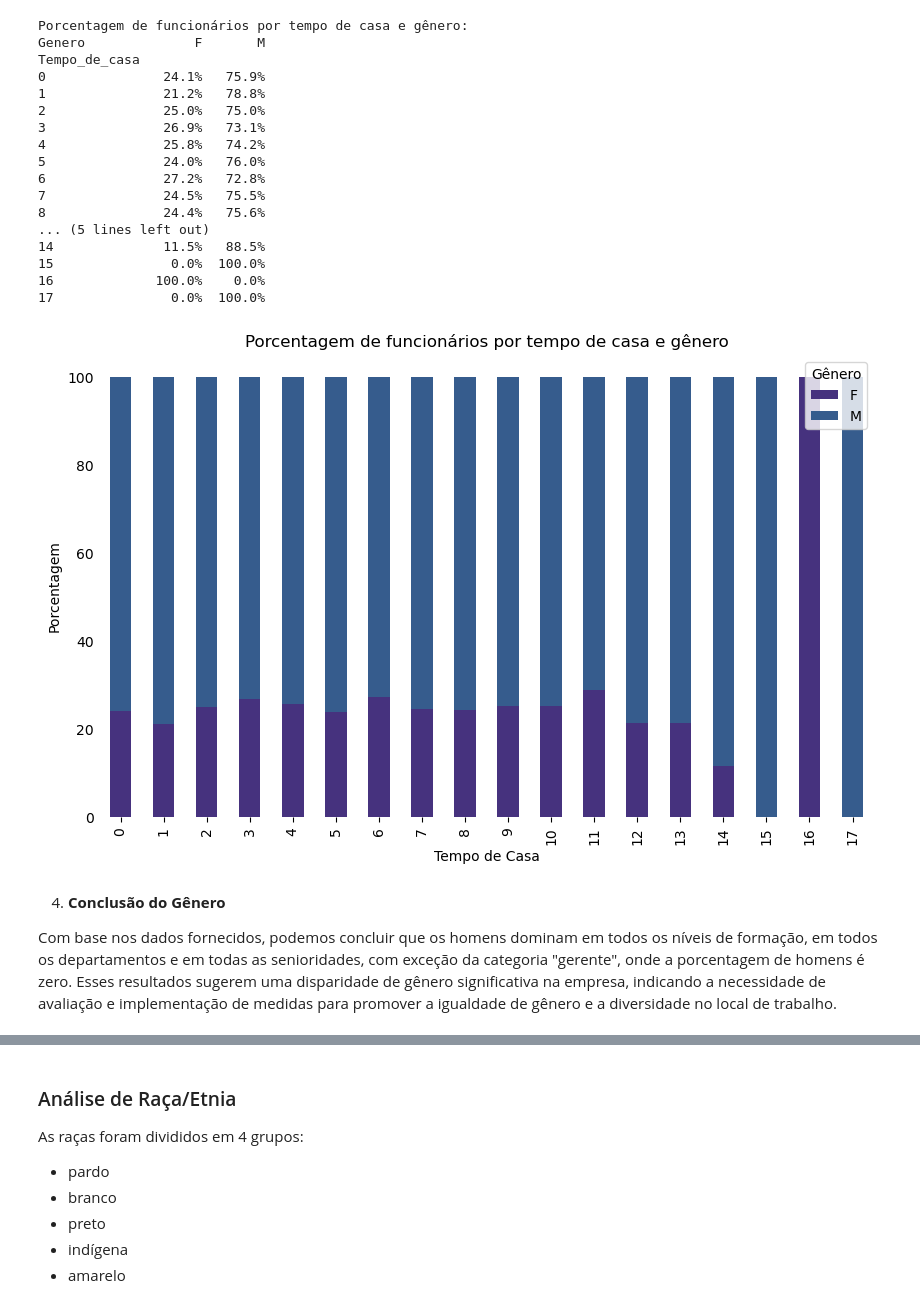
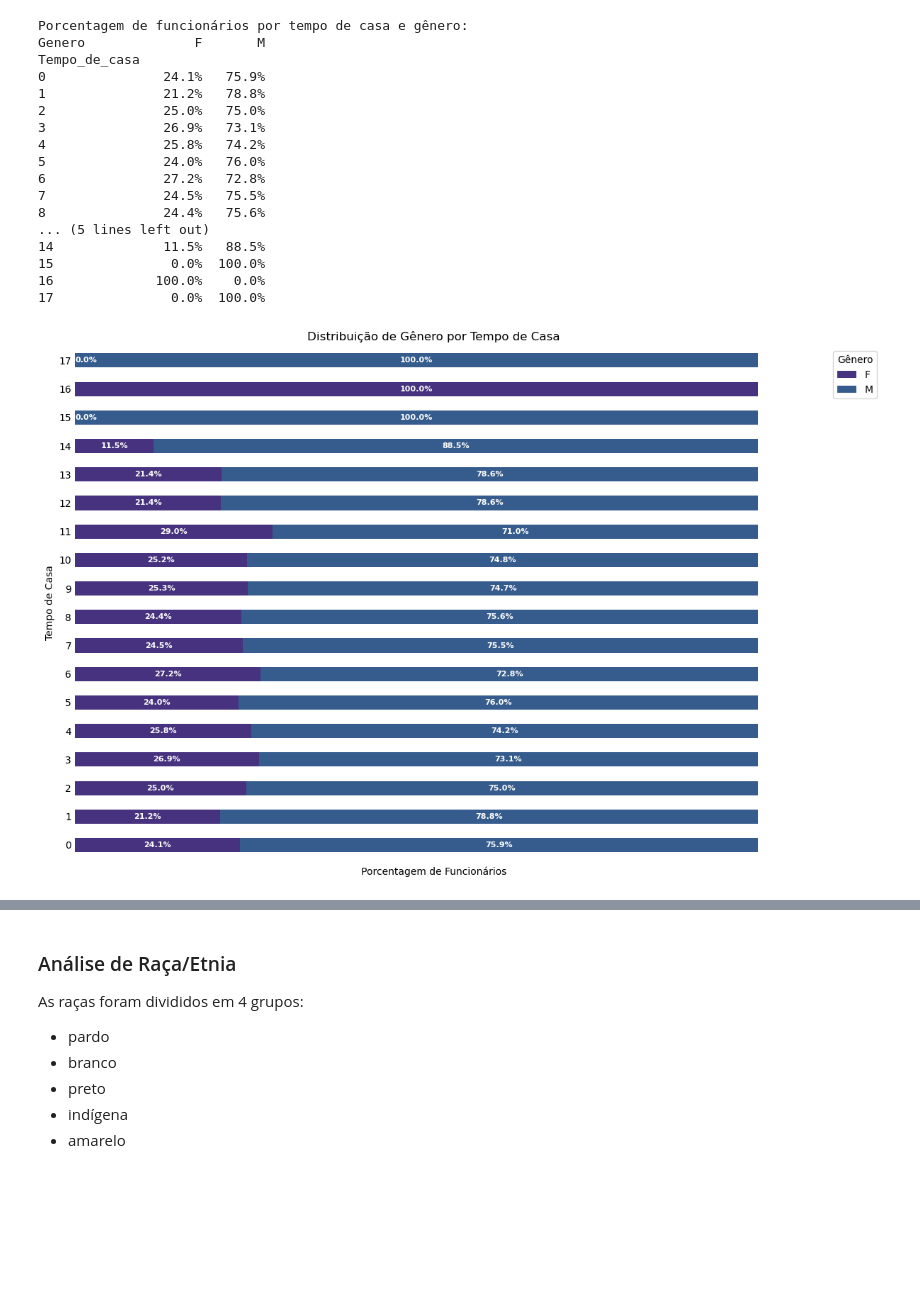
Before and after one commit to pedrolustosab/AdaHack-Dados, a Jupyter notebook: Análise Exploratória.ipynb, the cells around one changed output, grey strips where cells are left out. Cells and saved outputs as stored; diff of their text form; code cells hidden in the pictures; blank space fills up the shorter version.

```diff
--- a/Análise Exploratória.ipynb
+++ b/Análise Exploratória.ipynb
@@ -359,26 +356,41 @@ Tempo_de_casa
 15               0.0%  100.0%
 16             100.0%    0.0%
 17               0.0%  100.0%
-# %%
-# Criar o gráfico de barras empilhadas
-funcionarios_por_tempo_casa_e_genero_porcentagem.plot(kind='bar', stacked=True, figsize=(10, 6))
-
-plt.box(False) # removendo as bordas
-
-plt.tick_params(axis='y', length= 0) # removendo o tick (-) do eixo y
-# Adicionar título e rótulos dos eixos
-plt.title('Porcentagem de funcionários por tempo de casa e gênero')
-plt.xlabel('Tempo de Casa')
-plt.ylabel('Porcentagem')
-
-# Exibir a legenda
-plt.legend(title='Gênero')
-
-# Exibir o gráfico
-plt.show()
-# %% [output]
-[figure, removed]
-# %% [markdown]
-4. **Conclusão do Gênero**
-
-Com base nos dados fornecidos, podemos concluir que os homens dominam em todos os níveis de formação, em todos os departamentos e em todas as senioridades, com exceção da categoria "gerente", onde a porcentagem de homens é zero. Esses resultados sugerem uma disparidade de gênero significativa na empresa, indicando a necessidade de avaliação e implementação de medidas para promover a igualdade de gênero e a diversidade no local de trabalho.
+# %%
+# Calcular as porcentagens em relação ao total de cada tempo de casa para cada gênero
+porcentagem_genero_tempo_casa = funcionarios_por_tempo_casa_e_genero_porcentagem.div(funcionarios_por_tempo_casa_e_genero_porcentagem.sum(axis=1), axis=0) * 100
+
+# Definir a paleta de cores Viridian
+sns.set_palette("viridis")
+
+# Criar o gráfico de barras horizontais empilhadas
+ax = porcentagem_genero_tempo_casa.plot(kind='barh', stacked=True, figsize=(12, 8))
+
+# Adicionar rótulos de dados
+for tempo_idx, tempo in enumerate(porcentagem_genero_tempo_casa.index):
+    total_offset = 0
+    for genero_idx, genero in enumerate(porcentagem_genero_tempo_casa.columns):
+        percentage = porcentagem_genero_tempo_casa.loc[tempo, genero].clip(0, 100)  # Limitar a porcentagem ao intervalo [0, 100]
+        if percentage < 10:  # Ajustar a posição do texto se a porcentagem for menor que 10
+            ha = 'left'
+        else:
+            ha = 'center'
+        ax.text(total_offset + percentage / 2, tempo_idx, f'{percentage:.1f}%', va='center', ha=ha, weight='bold', fontsize=8, color='white')
+        total_offset += percentage
+
+# Remover as bordas e ticks
+plt.box(False)
+plt.xticks([])
+plt.tick_params(axis='y', length=0)
+
+# Adicionar legendas e rótulos
+plt.xlabel('Porcentagem de Funcionários')
+plt.ylabel('Tempo de Casa')
+plt.title('Distribuição de Gênero por Tempo de Casa')
+plt.legend(title='Gênero', bbox_to_anchor=(1.05, 1), loc='upper left')
+
+# Exibir o gráfico
+plt.tight_layout()
+plt.show()
+# %% [output]
+[figure, added]
```
Also changed, not shown: parts of 14 cells of this notebook.
